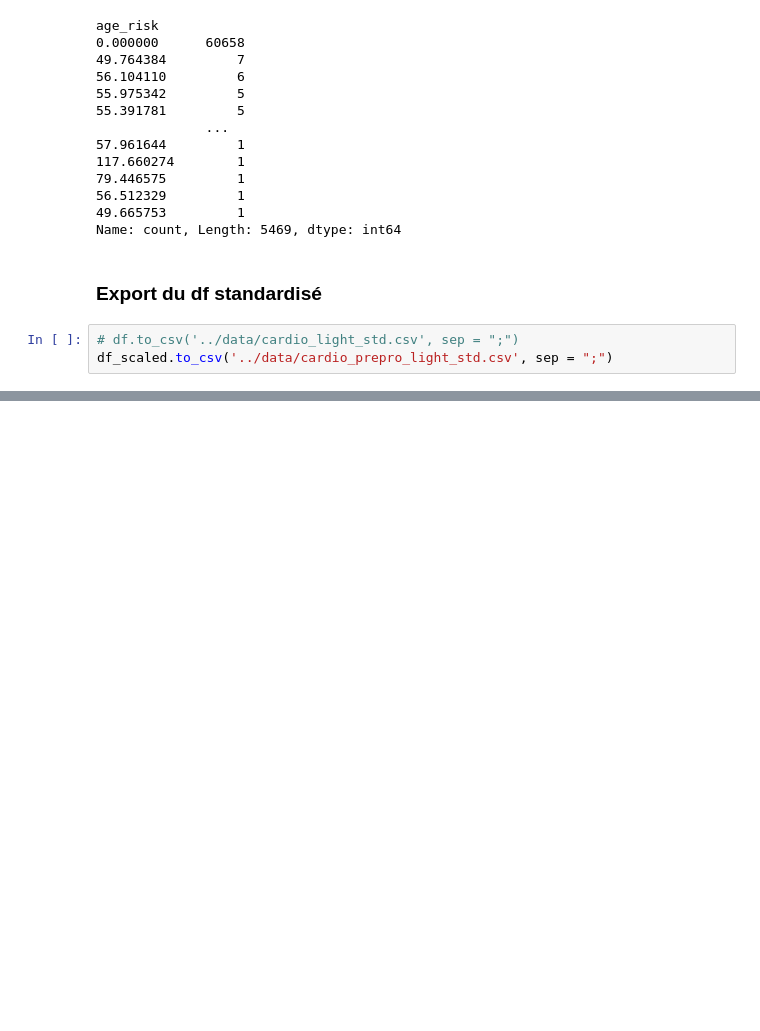
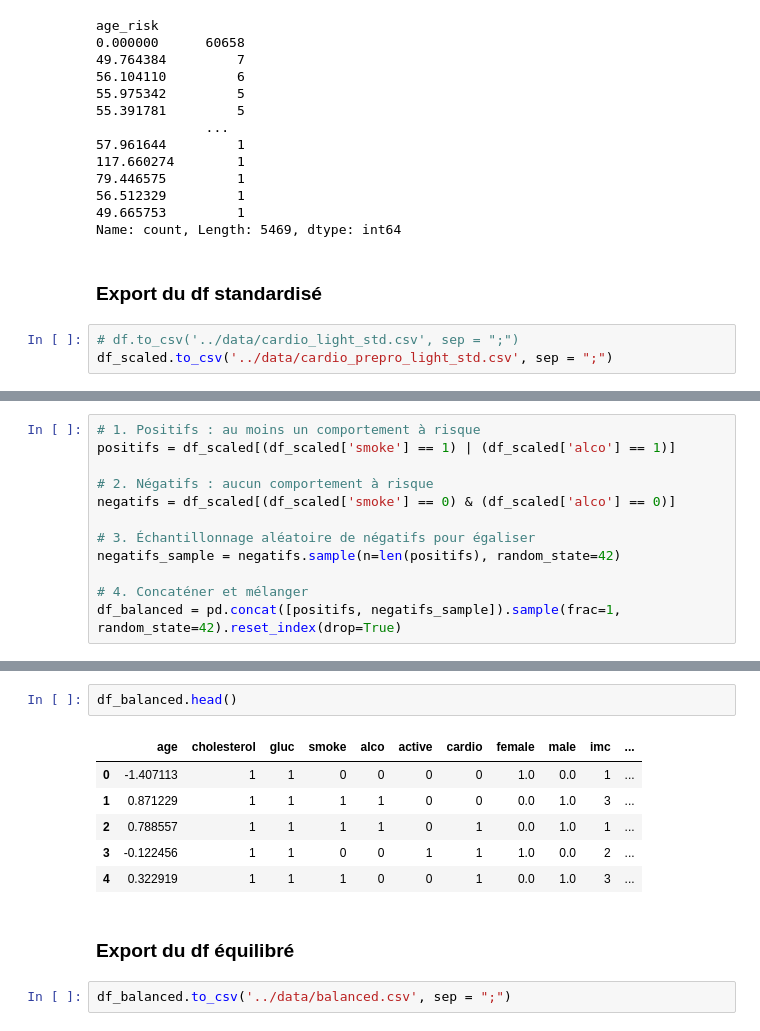
Before and after one commit to sulivan-moreau/cardio-vasc-risks, a Jupyter notebook: notebooks/preprocessing.ipynb, the cells around one changed output, grey strips where cells are left out. Saved outputs shown, nothing was run; the diff lists cells and outputs as text; blank space fills up the shorter version.

```diff
--- a/notebooks/preprocessing.ipynb
+++ b/notebooks/preprocessing.ipynb
@@ -315,0 +320,12 @@ df_scaled.to_csv('../data/cardio_prepro_light_std.csv', sep = ";")
+# %%
+# 1. Positifs : au moins un comportement à risque
+positifs = df_scaled[(df_scaled['smoke'] == 1) | (df_scaled['alco'] == 1)]
+
+# 2. Négatifs : aucun comportement à risque
+negatifs = df_scaled[(df_scaled['smoke'] == 0) & (df_scaled['alco'] == 0)]
+
+# 3. Échantillonnage aléatoire de négatifs pour égaliser
+negatifs_sample = negatifs.sample(n=len(positifs), random_state=42)
+
+# 4. Concaténer et mélanger
+df_balanced = pd.concat([positifs, negatifs_sample]).sample(frac=1, random_state=42).reset_index(drop=True)
@@ -315,0 +340,13 @@ df_scaled.to_csv('../data/cardio_prepro_light_std.csv', sep = ";")
+# %%
+df_balanced.head()
+# %% [output]
+|  | age | cholesterol | gluc | smoke | alco | active | cardio | female | male | imc | ... |
+| 0 | -1.407113 | 1 | 1 | 0 | 0 | 0 | 0 | 1.0 | 0.0 | 1 | ... |
+| 1 | 0.871229 | 1 | 1 | 1 | 1 | 0 | 0 | 0.0 | 1.0 | 3 | ... |
+| 2 | 0.788557 | 1 | 1 | 1 | 1 | 0 | 1 | 0.0 | 1.0 | 1 | ... |
+| 3 | -0.122456 | 1 | 1 | 0 | 0 | 1 | 1 | 1.0 | 0.0 | 2 | ... |
+| 4 | 0.322919 | 1 | 1 | 1 | 0 | 0 | 1 | 0.0 | 1.0 | 3 | ... |
+# %% [markdown]
+### Export du df équilibré
+# %%
+df_balanced.to_csv('../data/balanced.csv', sep = ";")
```
Also changed, not shown: parts of 4 cells of this notebook, 6 other files.
